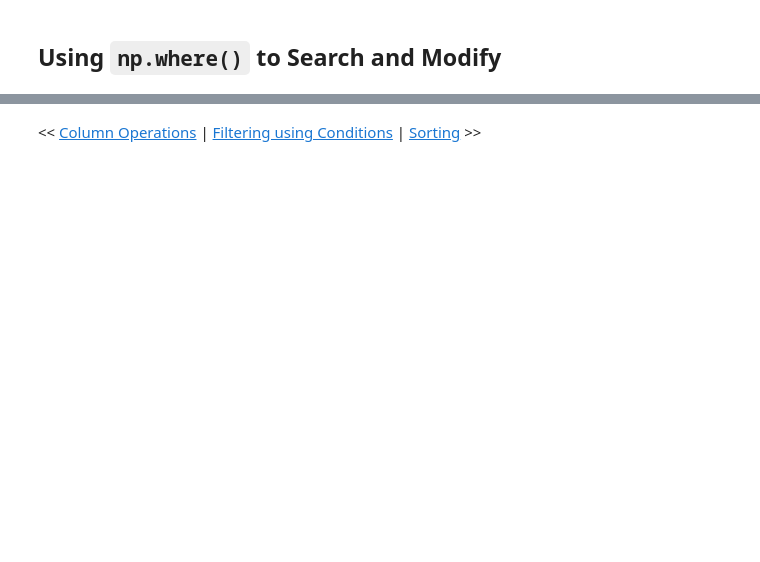
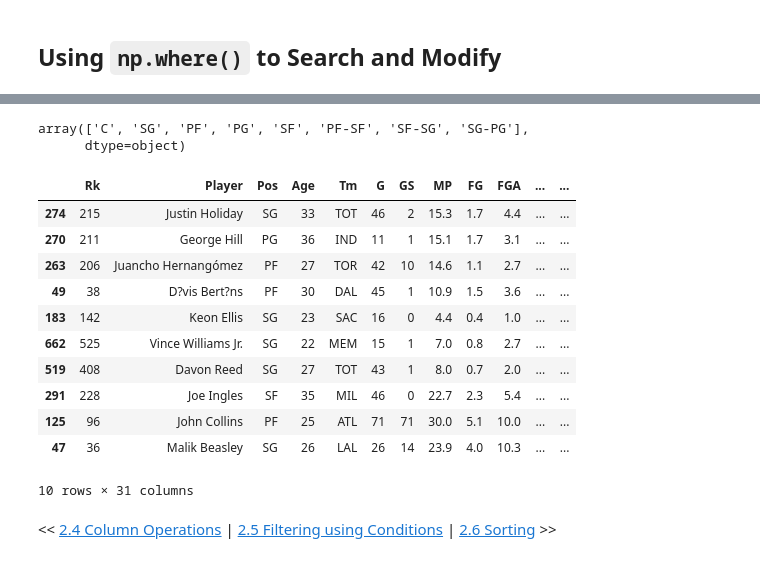
Before and after one commit to OptimalDecisions/sports-analytics-foundations, a Jupyter notebook: pandas-basics/Pandas_Basics_2_5_Filtering_Data.ipynb, the cells around one changed output, grey strips where cells are left out. Drawn from its saved outputs; the diff is of its cells as text; code cells hidden in the pictures; blank space fills up the shorter version.

```diff
--- a/pandas-basics/Pandas_Basics_2_5_Filtering_Data.ipynb
+++ b/pandas-basics/Pandas_Basics_2_5_Filtering_Data.ipynb
@@ -28,0 +33,3 @@
+# %%
+url = "https://raw.githubusercontent.com/OptimalDecisions/sports-analytics-foundations/main/data/2022-2023%20NBA%20Player%20Stats%20-%20Regular.csv"
+df = pd.read_csv(url, encoding = "ISO-8859-1", sep=";")
@@ -31,4 +212,29 @@
+# %%
+df['Pos'].unique()
+# %% [output]
+array(['C', 'SG', 'PF', 'PG', 'SF', 'PF-SF', 'SF-SG', 'SG-PG'],
+      dtype=object)
+# %%
+pos_SF = df['Pos']=='SF'
+pos_SG = df['Pos']=='SG'
+df["Style"] = np.where(pos_SF | pos_SG, "Offense", "Defense")
+# %%
+df.sample(10) # Look at the newly created Style column.
+#We created it using np.where()
+# %% [output]
+|  | Rk | Player | Pos | Age | Tm | G | GS | MP | FG | FGA | ... | ... |
+| 274 | 215 | Justin Holiday | SG | 33 | TOT | 46 | 2 | 15.3 | 1.7 | 4.4 | ... | ... |
+| 270 | 211 | George Hill | PG | 36 | IND | 11 | 1 | 15.1 | 1.7 | 3.1 | ... | ... |
+| 263 | 206 | Juancho Hernangómez | PF | 27 | TOR | 42 | 10 | 14.6 | 1.1 | 2.7 | ... | ... |
+| 49 | 38 | D?vis Bert?ns | PF | 30 | DAL | 45 | 1 | 10.9 | 1.5 | 3.6 | ... | ... |
+| 183 | 142 | Keon Ellis | SG | 23 | SAC | 16 | 0 | 4.4 | 0.4 | 1.0 | ... | ... |
+| 662 | 525 | Vince Williams Jr. | SG | 22 | MEM | 15 | 1 | 7.0 | 0.8 | 2.7 | ... | ... |
+| 519 | 408 | Davon Reed | SG | 27 | TOT | 43 | 1 | 8.0 | 0.7 | 2.0 | ... | ... |
+| 291 | 228 | Joe Ingles | SF | 35 | MIL | 46 | 0 | 22.7 | 2.3 | 5.4 | ... | ... |
+| 125 | 96 | John Collins | PF | 25 | ATL | 71 | 71 | 30.0 | 5.1 | 10.0 | ... | ... |
+| 47 | 36 | Malik Beasley | SG | 26 | LAL | 26 | 14 | 23.9 | 4.0 | 10.3 | ... | ... |
+10 rows × 31 columns
 # %% [markdown]
 
 
-<< [Column Operations](Pandas_Basics_2_4_Column_Operations.ipynb) | [Filtering using Conditions](Pandas_Basics_2_5_Filtering_Data.ipynb) | [Sorting](Pandas_Basics_2_6_Sorting.ipynb) >>
+<< [2.4 Column Operations](Pandas_Basics_2_4_Column_Operations.ipynb) | [2.5 Filtering using Conditions](Pandas_Basics_2_5_Filtering_Data.ipynb) | [2.6 Sorting](Pandas_Basics_2_6_Sorting.ipynb) >>
```
Also changed, not shown: parts of 27 cells of this notebook.
